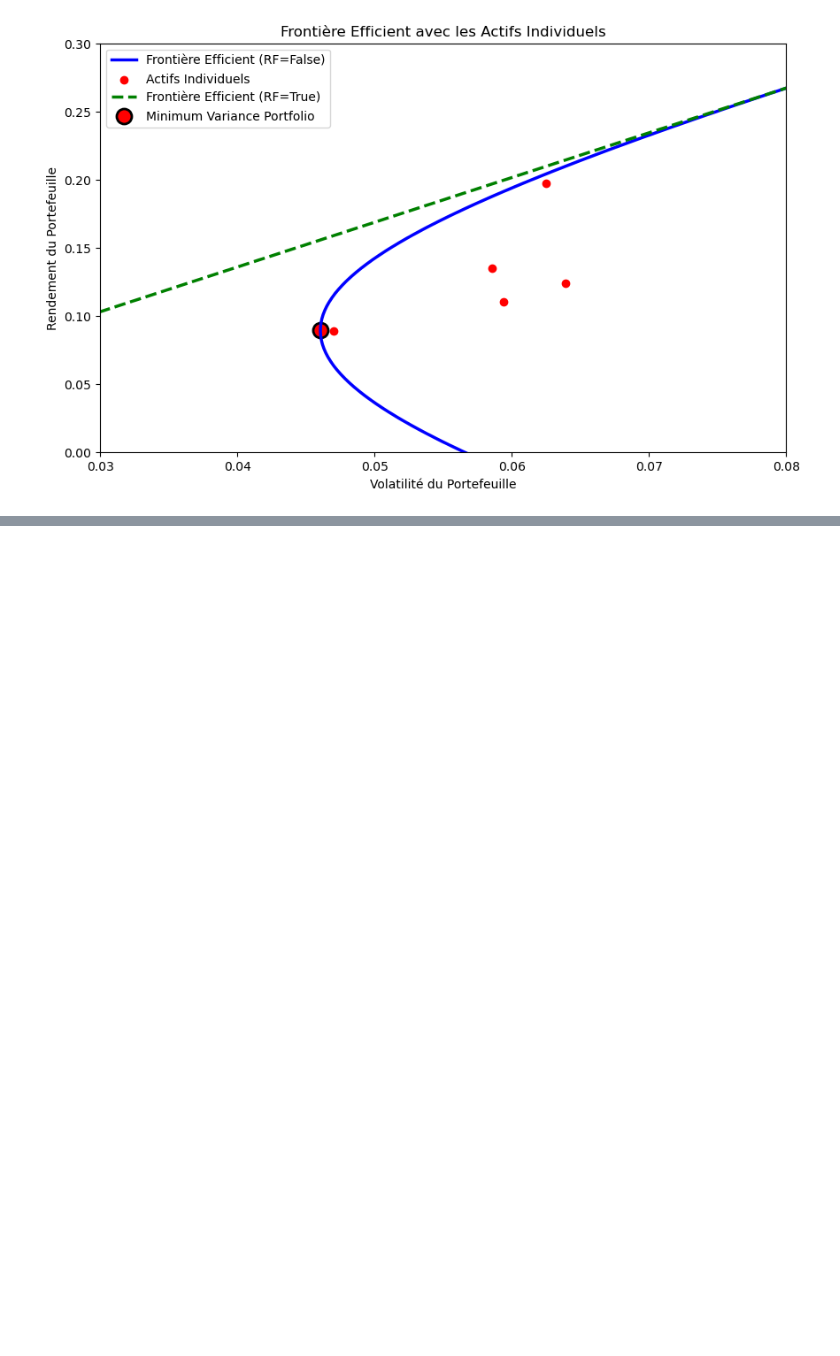
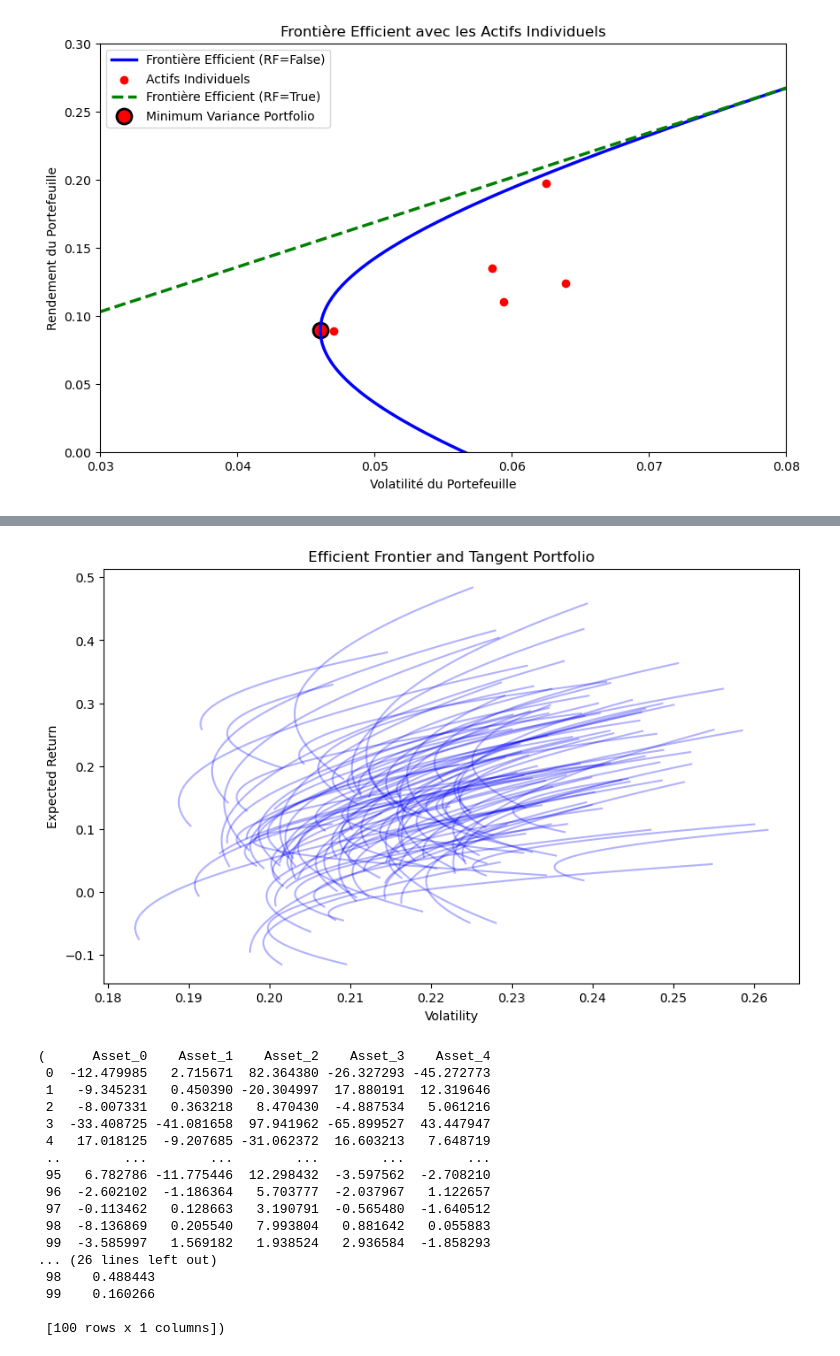
Before and after one commit to DominicPrenovost/TP1-PF-management, a Jupyter notebook: Bootstrap.ipynb, the cells around one changed output, grey strips where cells are left out. Cells and saved outputs as stored; diff of their text form; code cells hidden in the pictures; blank space fills up the shorter version.

```diff
--- a/Bootstrap.ipynb
+++ b/Bootstrap.ipynb
@@ -625,5 +607,5 @@ Tangent Portfolio Variances: [0.0031370123498340673, 0.00225710411096053, 0.0030
 # %%
-def bootstrap_A(ret, R_cible, rf, methode_moy, N_boot, cov_lw=True, include_CML=False):
+def bootstrap_T(ret, R_cible, rf, methode_moy, N_boot, cov_lw=True, include_CML=False):
     num_bootstrap_samples = N_boot
     all_volatilities = []
     all_returns = []
@@ -670,7 +652,6 @@ def bootstrap_A(ret, R_cible, rf, methode_moy, N_boot, cov_lw=True, include_CML=
         tangent_portfolio_return = rendements_optimaux_etendus[max_sharpe_index]
         tangent_portfolio_volatility = volatilites_optimales_etendues[max_sharpe_index]
         lambda_theta = np.dot(A_inv, [1, tangent_portfolio_return])
-        #tangent_portfolio_weights = lambda_theta[0] * np.dot(Sigma_inv, ones) + lambda_theta[1] * np.dot(Sigma_inv, ret_moy)
         tangent_portfolio_weights = np.linalg.inv(sigma_boot) @ (ret_moy - rf*ones) / (A[0, 1] - A[0, 0] * rf)
         tangent_portfolio_mean = np.dot(tangent_portfolio_weights, ret_moy)
         tangent_portfolio_variance = np.dot(tangent_portfolio_weights.T, np.dot(sigma_boot, tangent_portfolio_weights))
@@ -678,6 +659,10 @@ def bootstrap_A(ret, R_cible, rf, methode_moy, N_boot, cov_lw=True, include_CML=
         all_tangent_portfolio_weights.append(tangent_portfolio_weights)
         all_tangent_portfolio_means.append(tangent_portfolio_mean)
         all_tangent_portfolio_variances.append(tangent_portfolio_variance)
+
+        tangent_weights_df = pd.DataFrame(all_tangent_portfolio_weights, columns=['Asset_{}'.format(i) for i in range(len(ret_moy))])
+        tangent_returns_df = pd.DataFrame(all_tangent_portfolio_means)
+        tangent_var_df = pd.DataFrame(all_tangent_portfolio_variances)
 
     if not include_CML:
         plt.figure(figsize=(10, 6))
@@ -704,7 +689,28 @@ def bootstrap_A(ret, R_cible, rf, methode_moy, N_boot, cov_lw=True, include_CML=
         plt.xlim(0)
         plt.show()
 
-    return all_tangent_portfolio_weights, all_tangent_portfolio_means, all_tangent_portfolio_variances
+    return tangent_weights_df, tangent_returns_df, tangent_var_df
+# %%
+bootstrap_T(rets_5, 0.10, 0.0044, 'moyenne', 100, cov_lw=True, include_CML=False)
+# %% [output]
+[figure, added]
+(      Asset_0    Asset_1    Asset_2    Asset_3    Asset_4
+ 0  -12.479985   2.715671  82.364380 -26.327293 -45.272773
+ 1   -9.345231   0.450390 -20.304997  17.880191  12.319646
+ 2   -8.007331   0.363218   8.470430  -4.887534   5.061216
+ 3  -33.408725 -41.081658  97.941962 -65.899527  43.447947
+ 4   17.018125  -9.207685 -31.062372  16.603213   7.648719
+ ..        ...        ...        ...        ...        ...
+ 95   6.782786 -11.775446  12.298432  -3.597562  -2.708210
+ 96  -2.602102  -1.186364   5.703777  -2.037967   1.122657
+ 97  -0.113462   0.128663   3.190791  -0.565480  -1.640512
+ 98  -8.136869   0.205540   7.993804   0.881642   0.055883
+ 99  -3.585997   1.569182   1.938524   2.936584  -1.858293
+... (26 lines left out)
+ 98    0.488443
+ 99    0.160266
+
+ [100 rows x 1 columns])
 # %%
 bootsrap_A(rets_5, 0.10, 0.0044, 'moyenne', 100, cov_lw=True, include_CML=False)
 bootsrap_A(rets_5, 0.10, 0.0044, 'moyenne', 100, cov_lw=False, include_CML=False)
```
Also changed, not shown: parts of 5 cells of this notebook.
